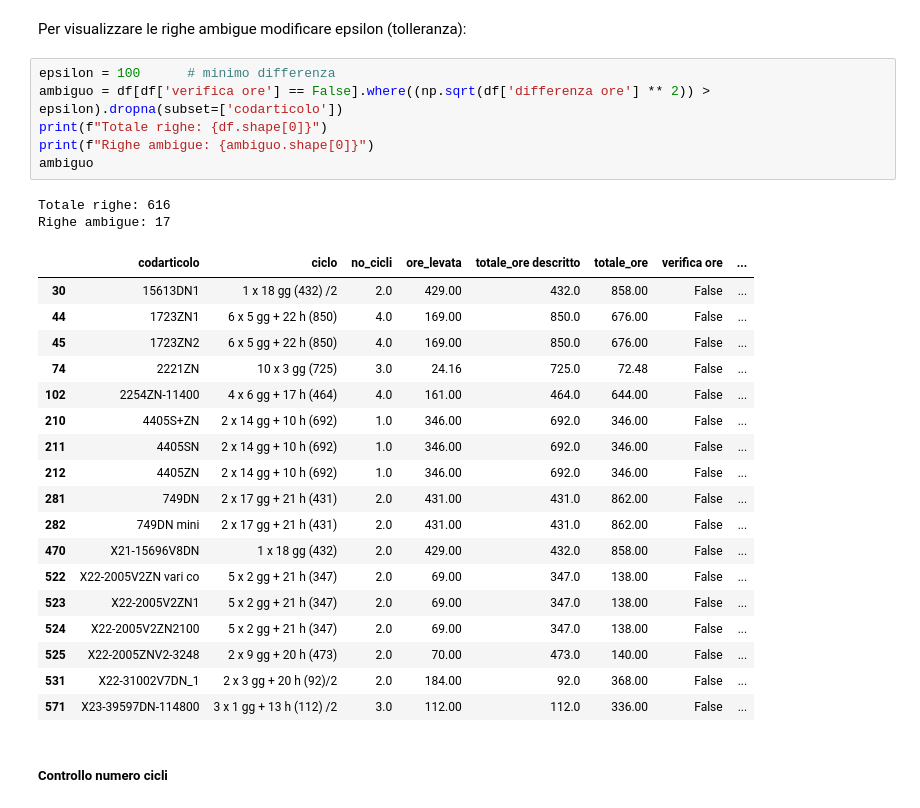
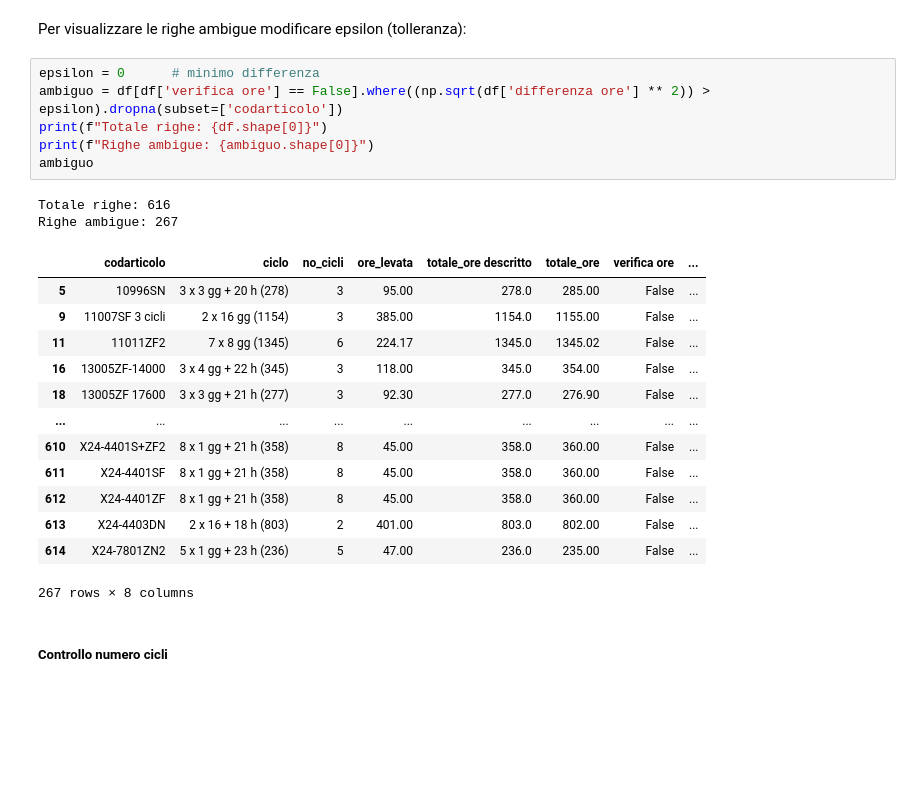
Before and after one commit to Dr3dre/LeMur, a Jupyter notebook: data_relations.ipynb, the cells around one changed output. Saved outputs shown, nothing was run; the diff lists cells and outputs as text; blank space fills up the shorter version.

```diff
--- a/data_relations.ipynb
+++ b/data_relations.ipynb
@@ -76,32 +79,27 @@ Totale ore in Ciclo e totale ore calcolate con ore_levata * no_cicli combaciano
 # %% [markdown]
 Per visualizzare le righe ambigue modificare epsilon (tolleranza):
 # %%
-epsilon = 100      # minimo differenza
+epsilon = 0      # minimo differenza
 ambiguo = df[df['verifica ore'] == False].where((np.sqrt(df['differenza ore'] ** 2)) > epsilon).dropna(subset=['codarticolo'])
 print(f"Totale righe: {df.shape[0]}")
 print(f"Righe ambigue: {ambiguo.shape[0]}")
 ambiguo
 # %% [output]
 Totale righe: 616
-Righe ambigue: 17
+Righe ambigue: 267
 |  | codarticolo | ciclo | no_cicli | ore_levata | totale_ore descritto | totale_ore | verifica ore | ... |
-| 30 | 15613DN1 | 1 x 18 gg (432) /2 | 2.0 | 429.00 | 432.0 | 858.00 | False | ... |
-| 44 | 1723ZN1 | 6 x 5 gg + 22 h (850) | 4.0 | 169.00 | 850.0 | 676.00 | False | ... |
-| 45 | 1723ZN2 | 6 x 5 gg + 22 h (850) | 4.0 | 169.00 | 850.0 | 676.00 | False | ... |
-| 74 | 2221ZN | 10 x 3 gg (725) | 3.0 | 24.16 | 725.0 | 72.48 | False | ... |
-| 102 | 2254ZN-11400 | 4 x 6 gg + 17 h (464) | 4.0 | 161.00 | 464.0 | 644.00 | False | ... |
-| 210 | 4405S+ZN | 2 x 14 gg + 10 h (692) | 1.0 | 346.00 | 692.0 | 346.00 | False | ... |
-| 211 | 4405SN | 2 x 14 gg + 10 h (692) | 1.0 | 346.00 | 692.0 | 346.00 | False | ... |
-| 212 | 4405ZN | 2 x 14 gg + 10 h (692) | 1.0 | 346.00 | 692.0 | 346.00 | False | ... |
-| 281 | 749DN | 2 x 17 gg + 21 h (431) | 2.0 | 431.00 | 431.0 | 862.00 | False | ... |
-| 282 | 749DN mini | 2 x 17 gg + 21 h (431) | 2.0 | 431.00 | 431.0 | 862.00 | False | ... |
-| 470 | X21-15696V8DN | 1 x 18 gg (432) | 2.0 | 429.00 | 432.0 | 858.00 | False | ... |
-| 522 | X22-2005V2ZN vari co | 5 x 2 gg + 21 h (347) | 2.0 | 69.00 | 347.0 | 138.00 | False | ... |
-| 523 | X22-2005V2ZN1 | 5 x 2 gg + 21 h (347) | 2.0 | 69.00 | 347.0 | 138.00 | False | ... |
-| 524 | X22-2005V2ZN2100 | 5 x 2 gg + 21 h (347) | 2.0 | 69.00 | 347.0 | 138.00 | False | ... |
-| 525 | X22-2005ZNV2-3248 | 2 x 9 gg + 20 h (473) | 2.0 | 70.00 | 473.0 | 140.00 | False | ... |
-| 531 | X22-31002V7DN_1 | 2 x 3 gg + 20 h (92)/2 | 2.0 | 184.00 | 92.0 | 368.00 | False | ... |
-| 571 | X23-39597DN-114800 | 3 x 1 gg + 13 h (112) /2 | 3.0 | 112.00 | 112.0 | 336.00 | False | ... |
+| 5 | 10996SN | 3 x 3 gg + 20 h (278) | 3 | 95.00 | 278.0 | 285.00 | False | ... |
+| 9 | 11007SF 3 cicli | 2 x 16 gg (1154) | 3 | 385.00 | 1154.0 | 1155.00 | False | ... |
+| 11 | 11011ZF2 | 7 x 8 gg (1345) | 6 | 224.17 | 1345.0 | 1345.02 | False | ... |
+| 16 | 13005ZF-14000 | 3 x 4 gg + 22 h (345) | 3 | 118.00 | 345.0 | 354.00 | False | ... |
+| 18 | 13005ZF 17600 | 3 x 3 gg + 21 h (277) | 3 | 92.30 | 277.0 | 276.90 | False | ... |
+| ... | ... | ... | ... | ... | ... | ... | ... | ... |
+| 610 | X24-4401S+ZF2 | 8 x 1 gg + 21 h (358) | 8 | 45.00 | 358.0 | 360.00 | False | ... |
+| 611 | X24-4401SF | 8 x 1 gg + 21 h (358) | 8 | 45.00 | 358.0 | 360.00 | False | ... |
+| 612 | X24-4401ZF | 8 x 1 gg + 21 h (358) | 8 | 45.00 | 358.0 | 360.00 | False | ... |
+| 613 | X24-4403DN | 2 x 16 + 18 h (803) | 2 | 401.00 | 803.0 | 802.00 | False | ... |
+| 614 | X24-7801ZN2 | 5 x 1 gg + 23 h (236) | 5 | 47.00 | 236.0 | 235.00 | False | ... |
+267 rows × 8 columns
 # %% [markdown]
 ##### Controllo numero cicli
 # %%
```
Also changed, not shown: parts of 36 cells of this notebook, 10 other files.
